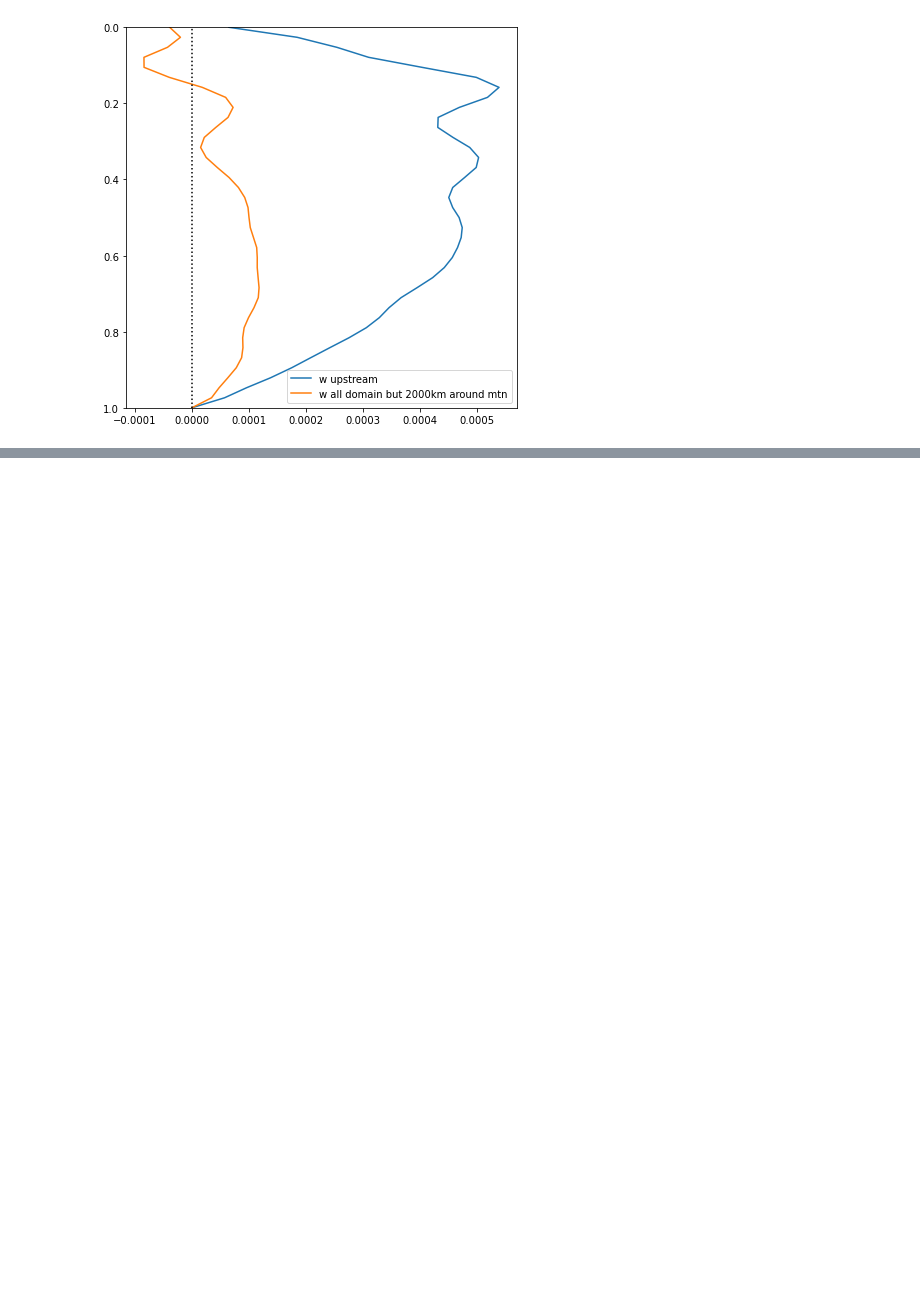
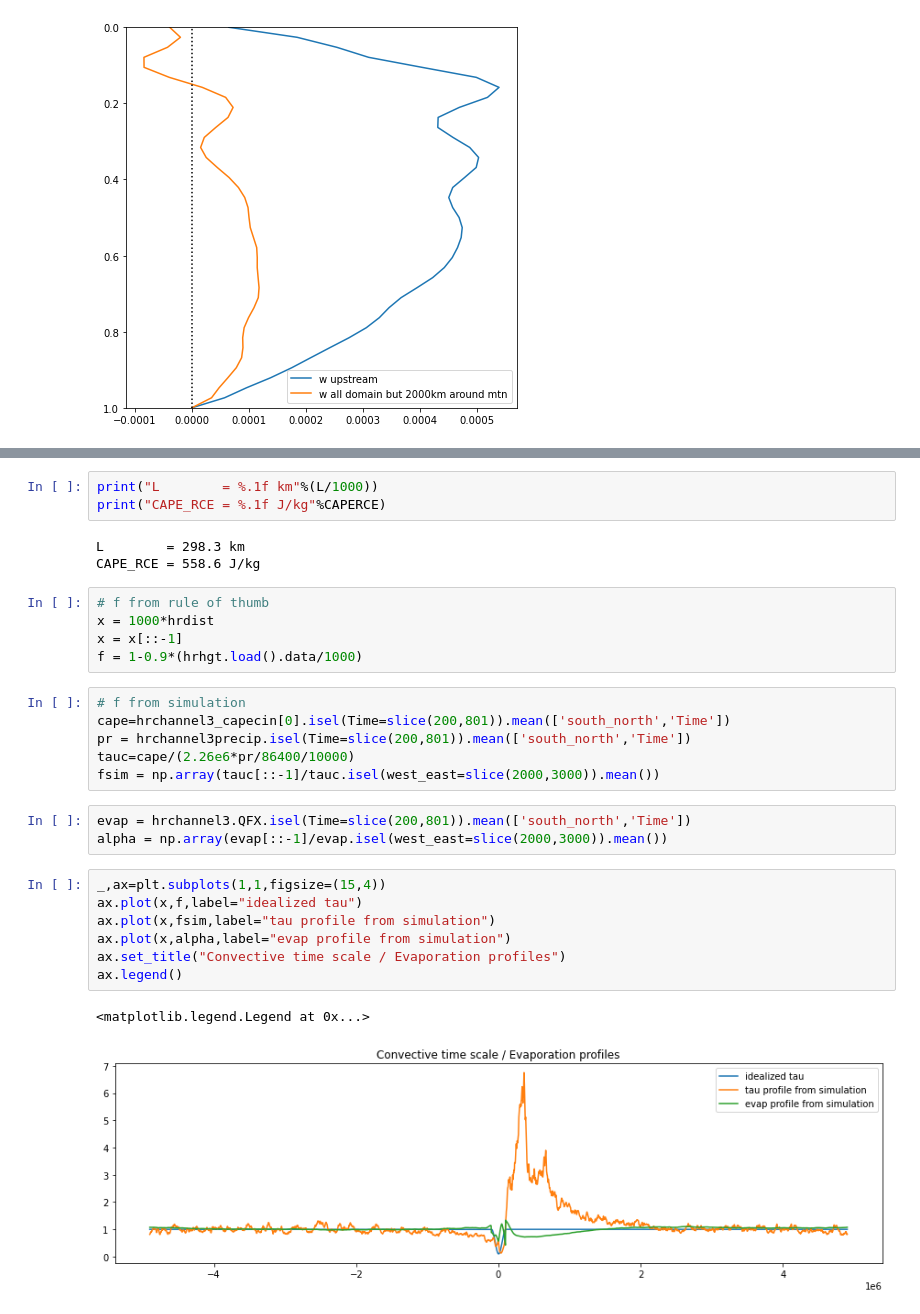
Before and after one commit to qnicolas/orographicPrecipitation, a Jupyter notebook: wrfProcessing/wrf_channel_3v10.ipynb, the cells around one changed output, grey strips where cells are left out. Saved outputs shown, nothing was run; the diff lists cells and outputs as text; blank space fills up the shorter version.

Commit message:
few updates on dry & 3mps simulations

```diff
--- a/wrfProcessing/wrf_channel_3v10.ipynb
+++ b/wrfProcessing/wrf_channel_3v10.ipynb
@@ -423,0 +478,30 @@ ax.axvline(0,linestyle='dotted',color='k')
+# %%
+print("L        = %.1f km"%(L/1000))
+print("CAPE_RCE = %.1f J/kg"%CAPERCE)
+# %% [output]
+L        = 298.3 km
+CAPE_RCE = 558.6 J/kg
+# %%
+# f from rule of thumb
+x = 1000*hrdist
+x = x[::-1]
+f = 1-0.9*(hrhgt.load().data/1000)
+# %%
+# f from simulation
+cape=hrchannel3_capecin[0].isel(Time=slice(200,801)).mean(['south_north','Time'])
+pr = hrchannel3precip.isel(Time=slice(200,801)).mean(['south_north','Time'])
+tauc=cape/(2.26e6*pr/86400/10000)
+fsim = np.array(tauc[::-1]/tauc.isel(west_east=slice(2000,3000)).mean())
+# %%
+evap = hrchannel3.QFX.isel(Time=slice(200,801)).mean(['south_north','Time'])
+alpha = np.array(evap[::-1]/evap.isel(west_east=slice(2000,3000)).mean())
+# %%
+_,ax=plt.subplots(1,1,figsize=(15,4))
+ax.plot(x,f,label="idealized tau")
+ax.plot(x,fsim,label="tau profile from simulation")
+ax.plot(x,alpha,label="evap profile from simulation")
+ax.set_title("Convective time scale / Evaporation profiles")
+ax.legend()
+# %% [output]
+<matplotlib.legend.Legend at 0x...>
+[figure, added]
```
Also changed, not shown: parts of 17 cells of this notebook, 2 other files.
